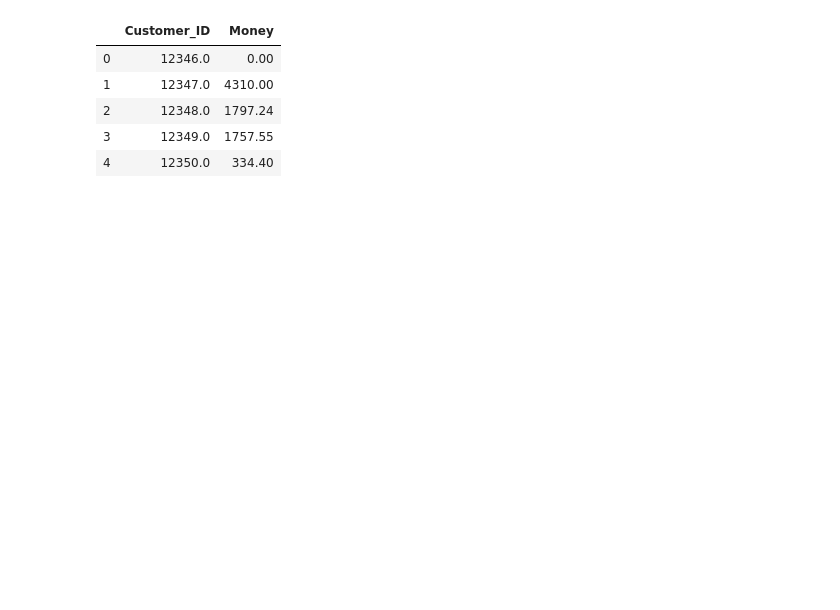
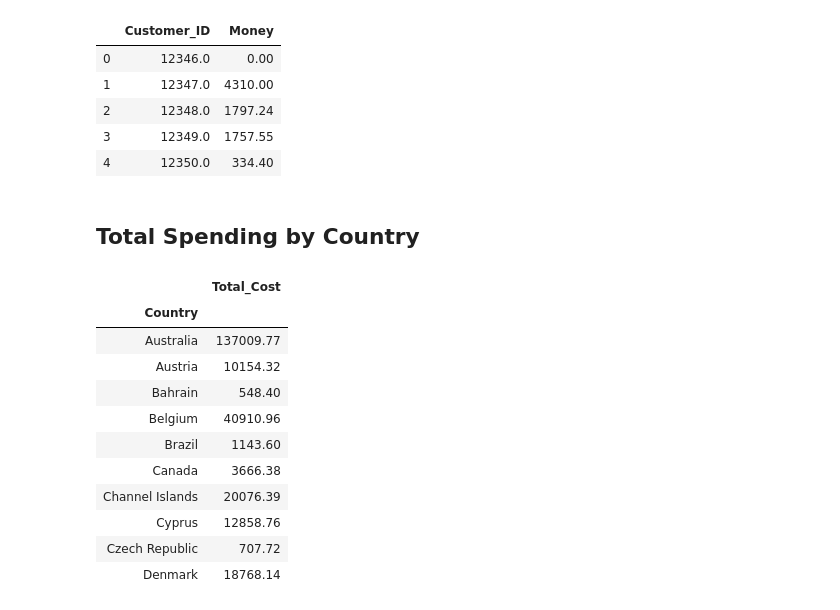
Before and after one commit to calvintirrell/ecommerce_data, a Jupyter notebook: notebooks/ecomm_project.ipynb, the cells around one changed output. Drawn from its saved outputs; the diff is of its cells as text; code cells hidden in the pictures; blank space fills up the shorter version.

```diff
--- a/notebooks/ecomm_project.ipynb
+++ b/notebooks/ecomm_project.ipynb
@@ -582,3 +582,21 @@ money_spent.head()
 | 2 | 12348.0 | 1797.24 |
 | 3 | 12349.0 | 1757.55 |
 | 4 | 12350.0 | 334.40 |
+# %% [markdown]
+## Total Spending by Country
+# %%
+data_country = data.groupby("Country").agg({'Total_Cost': lambda x: x.sum()})
+data_country.head(10)
+# %% [output]
+|  | Total_Cost |
+| Country |  |
+| Australia | 137009.77 |
+| Austria | 10154.32 |
+| Bahrain | 548.40 |
+| Belgium | 40910.96 |
+| Brazil | 1143.60 |
+| Canada | 3666.38 |
+| Channel Islands | 20076.39 |
+| Cyprus | 12858.76 |
+| Czech Republic | 707.72 |
+| Denmark | 18768.14 |
```
Also changed, not shown: parts of 2 cells of this notebook.
